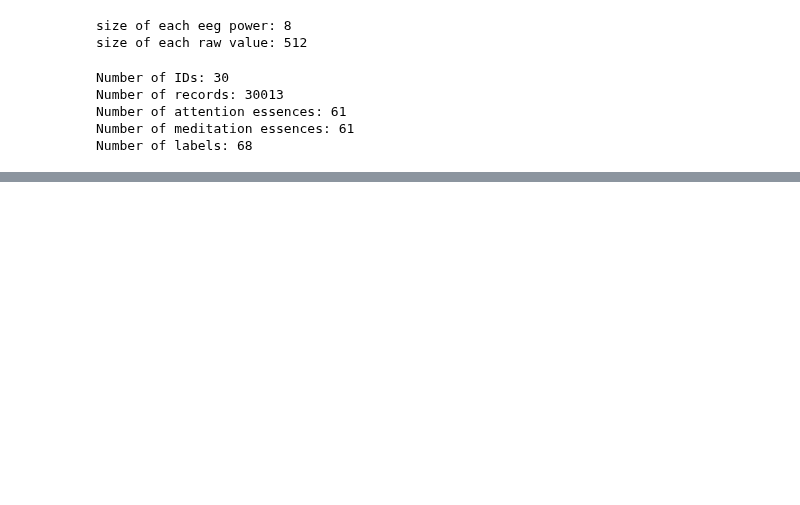
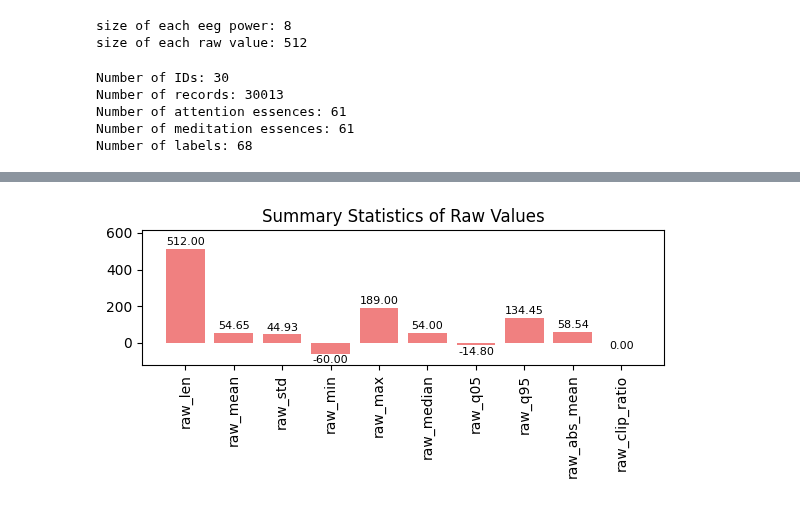
Before and after one commit to parhamkebria/EEG, a Jupyter notebook: EEG.ipynb, the cells around one changed output, grey strips where cells are left out. Drawn from its saved outputs; the diff is of its cells as text; code cells hidden in the pictures; blank space fills up the shorter version.

```diff
--- a/EEG.ipynb
+++ b/EEG.ipynb
@@ -82,0 +130,14 @@ print(float(min_eeg_power))
+# %%
+raw_features = summarize_vector(eeg_data.raw_values[random_index], 'raw')
+plt.figure(figsize=(6, 3))
+plt.bar(raw_features.keys(), raw_features.values(), color='lightcoral')
+for i, value in enumerate(raw_features.values()):
+    plt.text(i, value + math.copysign(10, value),
+            f'{value:.2f}', ha='center', va='bottom' if value > 0 else 'top', fontsize=8)
+plt.title('Summary Statistics of Raw Values')
+plt.xticks(rotation=90)
+plt.ylim(min(raw_features.values()) * 2, max(raw_features.values()) * 1.2)
+plt.tight_layout()
+plt.show()
+# %% [output]
+[figure, added]
```
Also changed, not shown: parts of 11 cells of this notebook.
